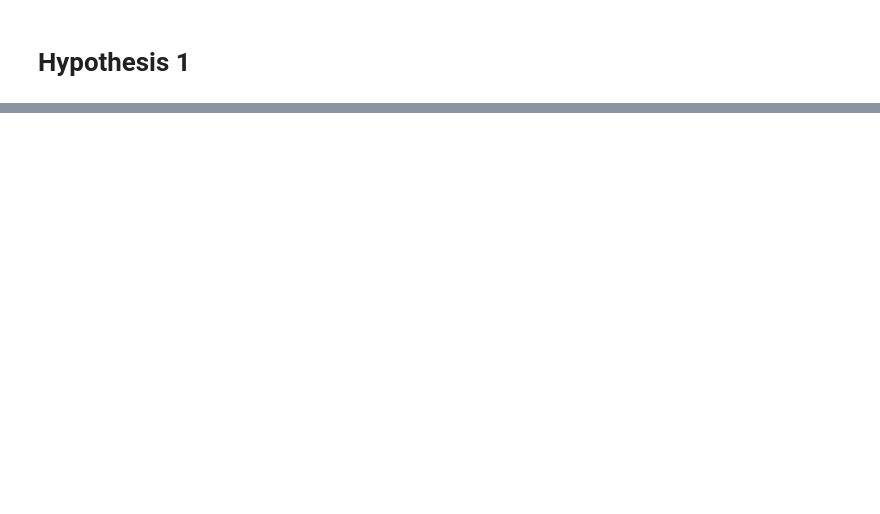
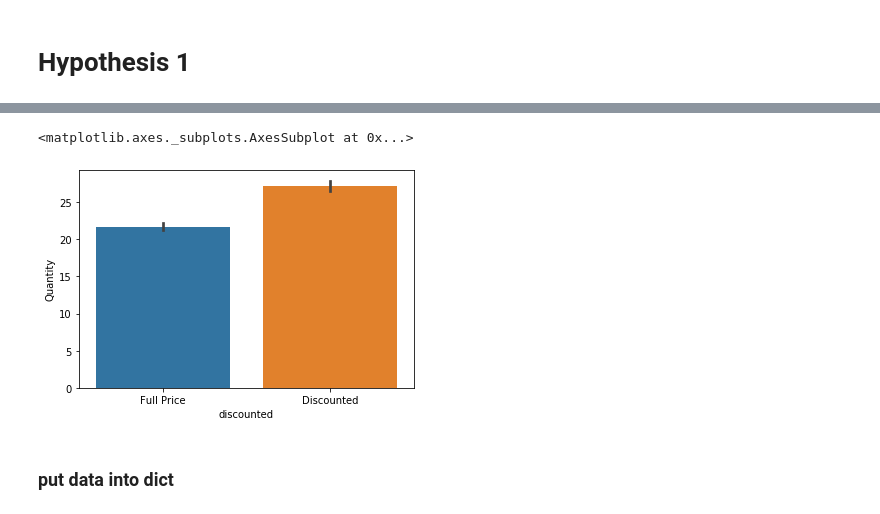
Before and after one commit to alexanderjohnny/hypothesis_testing_workflow_python, a Jupyter notebook: ALEX_BEAT_student.ipynb, the cells around one changed output, grey strips where cells are left out. Drawn from its saved outputs; the diff is of its cells as text; code cells hidden in the pictures; blank space fills up the shorter version.

```diff
--- a/ALEX_BEAT_student.ipynb
+++ b/ALEX_BEAT_student.ipynb
@@ -47,0 +216,4 @@ cur = connect.cursor()
+# %%
+cur.execute("""SELECT * from OrderDetail""")
+col_names=[x[0] for x in cur.description]
+col_names
@@ -47,0 +222,3 @@ cur = connect.cursor()
+# %%
+h1df = pd.DataFrame(cur.fetchall(), columns=col_names)
+h1df
@@ -47,0 +239,5 @@ cur = connect.cursor()
+# %%
+## Create 'discounted' column for groupby
+h1df['discounted'] = h1df['Discount']>0
+h1df['discounted'] = h1df['discounted'].map({True:'Discounted',False:'Full Price'})
+h1df
@@ -47,0 +258,7 @@ cur = connect.cursor()
+# %%
+sns.barplot(data=h1df, x='discounted',y='Quantity',ci=68,)
+# %% [output]
+<matplotlib.axes._subplots.AxesSubplot at 0x...>
+[figure, added]
+# %% [markdown]
+### put data into dict
```
Also changed, not shown: parts of 44 cells of this notebook, 2 other files.
